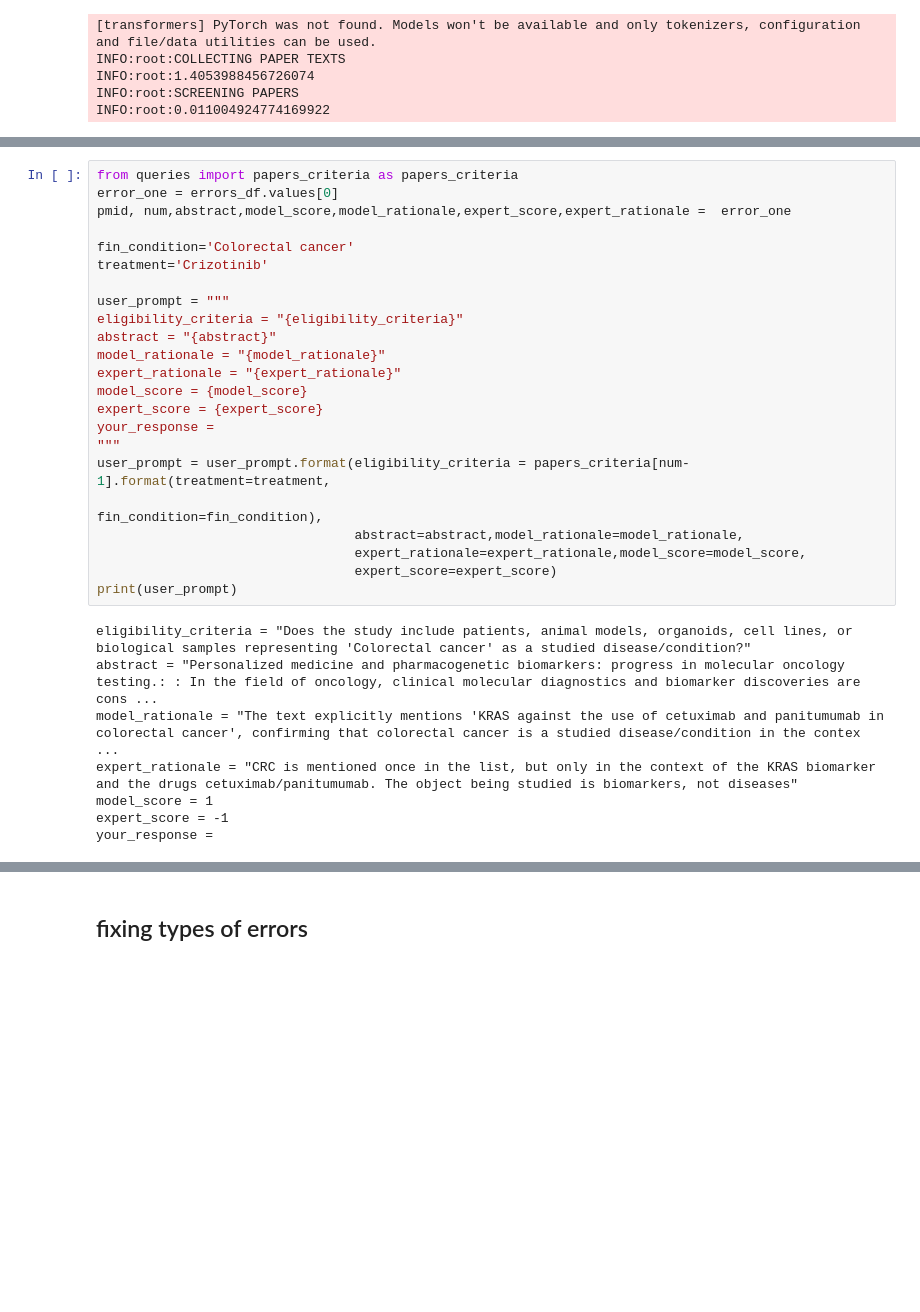
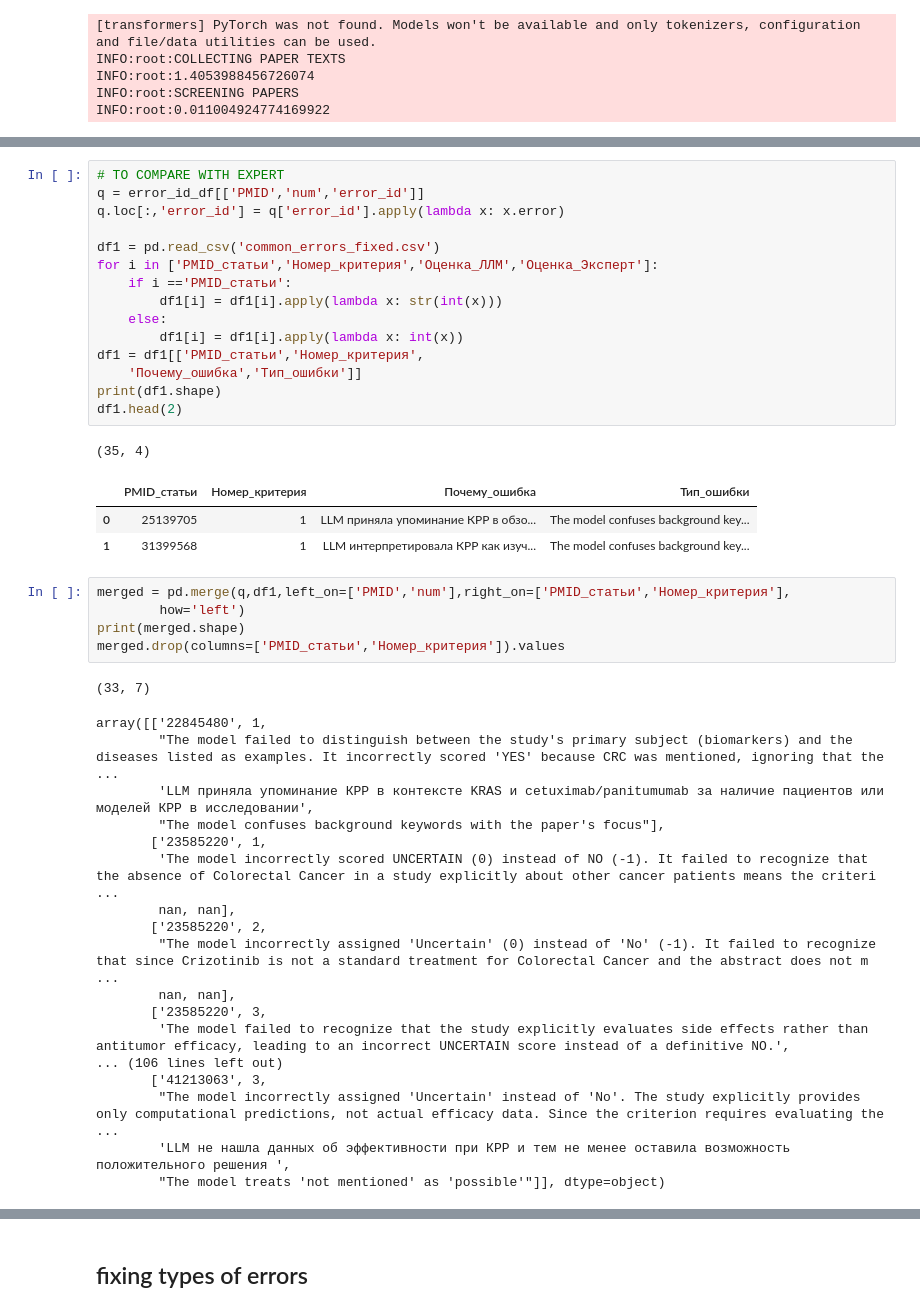
Before and after one commit to vnleonenko/GenerativeBenchmarkAI, a Jupyter notebook: mary/genben.ipynb, the cells around one changed output, grey strips where cells are left out. Drawn from its saved outputs; the diff is of its cells as text; blank space fills up the shorter version.

```diff
--- a/mary/genben.ipynb
+++ b/mary/genben.ipynb
@@ -260,31 +296,44 @@ INFO:root:
+# %%
+# TO COMPARE WITH EXPERT
+q = error_id_df[['PMID','num','error_id']]
+q.loc[:,'error_id'] = q['error_id'].apply(lambda x: x.error)
+
+df1 = pd.read_csv('common_errors_fixed.csv')
+for i in ['PMID_статьи','Номер_критерия','Оценка_ЛЛМ','Оценка_Эксперт']:
+    if i =='PMID_статьи':
+        df1[i] = df1[i].apply(lambda x: str(int(x)))
+    else:
+        df1[i] = df1[i].apply(lambda x: int(x))
+df1 = df1[['PMID_статьи','Номер_критерия',
+    'Почему_ошибка','Тип_ошибки']]
+print(df1.shape)
+df1.head(2)
+# %% [output]
+(35, 4)
+|  | PMID_статьи | Номер_критерия | Почему_ошибка | Тип_ошибки |
+| 0 | 25139705 | 1 | LLM приняла упоминание КРР в обзо... | The model confuses background key... |
+| 1 | 31399568 | 1 | LLM интерпретировала КРР как изуч... | The model confuses background key... |
 # %%
-from queries import papers_criteria as papers_criteria
-error_one = errors_df.values[0]
-pmid, num,abstract,model_score,model_rationale,expert_score,expert_rationale =  error_one
-
-fin_condition='Colorectal cancer'
-treatment='Crizotinib'
-
-user_prompt = """
-eligibility_criteria = "{eligibility_criteria}"
-abstract = "{abstract}"
-model_rationale = "{model_rationale}"
-expert_rationale = "{expert_rationale}"
-model_score = {model_score}
-expert_score = {expert_score}
-your_response =
-"""
-user_prompt = user_prompt.format(eligibility_criteria = papers_criteria[num-1].format(treatment=treatment,
-                                                                                      fin_condition=fin_condition),
-                                 abstract=abstract,model_rationale=model_rationale,
-                                 expert_rationale=expert_rationale,model_score=model_score,
-                                 expert_score=expert_score)
-print(user_prompt)
+merged = pd.merge(q,df1,left_on=['PMID','num'],right_on=['PMID_статьи','Номер_критерия'],
+        how='left')
+print(merged.shape)
+merged.drop(columns=['PMID_статьи','Номер_критерия']).values
 # %% [output]
-eligibility_criteria = "Does the study include patients, animal models, organoids, cell lines, or biological samples representing 'Colorectal cancer' as a studied disease/condition?"
-abstract = "Personalized medicine and pharmacogenetic biomarkers: progress in molecular oncology testing.: : In the field of oncology, clinical molecular diagnostics and biomarker discoveries are cons ...
-model_rationale = "The text explicitly mentions 'KRAS against the use of cetuximab and panitumumab in colorectal cancer', confirming that colorectal cancer is a studied disease/condition in the contex ...
-expert_rationale = "CRC is mentioned once in the list, but only in the context of the KRAS biomarker and the drugs cetuximab/panitumumab. The object being studied is biomarkers, not diseases"
-model_score = 1
-expert_score = -1
-your_response =
+(33, 7)
+array([['22845480', 1,
+        "The model failed to distinguish between the study's primary subject (biomarkers) and the diseases listed as examples. It incorrectly scored 'YES' because CRC was mentioned, ignoring that the  ...
+        'LLM приняла упоминание КРР в контексте KRAS и cetuximab/panitumumab за наличие пациентов или моделей КРР в исследовании',
+        "The model confuses background keywords with the paper's focus"],
+       ['23585220', 1,
+        'The model incorrectly scored UNCERTAIN (0) instead of NO (-1). It failed to recognize that the absence of Colorectal Cancer in a study explicitly about other cancer patients means the criteri ...
+        nan, nan],
+       ['23585220', 2,
+        "The model incorrectly assigned 'Uncertain' (0) instead of 'No' (-1). It failed to recognize that since Crizotinib is not a standard treatment for Colorectal Cancer and the abstract does not m ...
+        nan, nan],
+       ['23585220', 3,
+        'The model failed to recognize that the study explicitly evaluates side effects rather than antitumor efficacy, leading to an incorrect UNCERTAIN score instead of a definitive NO.',
+... (106 lines left out)
+       ['41213063', 3,
+        "The model incorrectly assigned 'Uncertain' instead of 'No'. The study explicitly provides only computational predictions, not actual efficacy data. Since the criterion requires evaluating the ...
+        'LLM не нашла данных об эффективности при КРР и тем не менее оставила возможность положительного решения ',
+        "The model treats 'not mentioned' as 'possible'"]], dtype=object)
```
Also changed, not shown: parts of 8 cells of this notebook, 2 other files.
